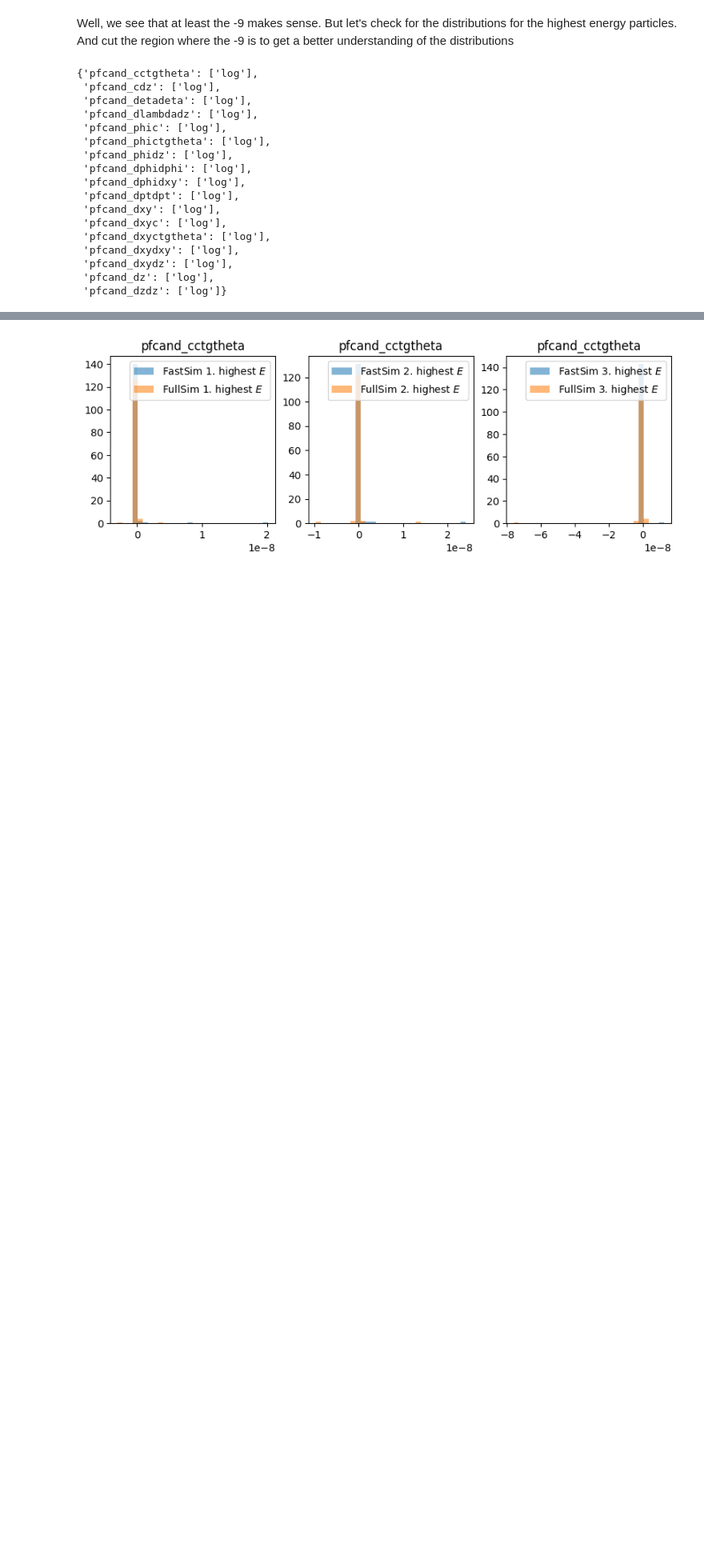
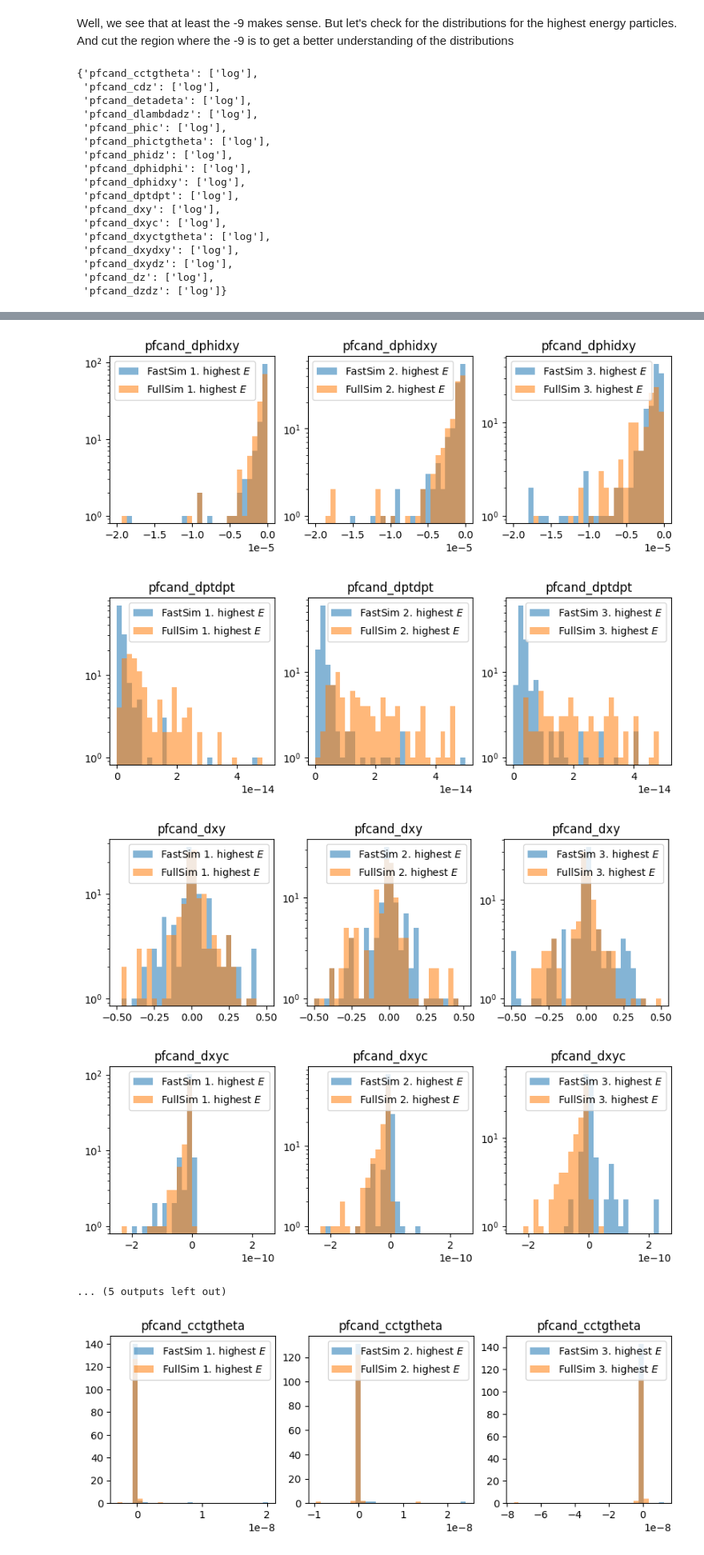
Before and after one commit to saracreates/TaggingResults, a Jupyter notebook: full-vs-fast-sim.ipynb, the cells around one changed output, grey strips where cells are left out. Shown at 80% size. Saved outputs shown, nothing was run; the diff lists cells and outputs as text; code cells hidden in the pictures; blank space fills up the shorter version.

```diff
--- a/full-vs-fast-sim.ipynb
+++ b/full-vs-fast-sim.ipynb
@@ -623,0 +582,41 @@ for key in keys:
+# %%
+keys = ['pfcand_cctgtheta',
+ 'pfcand_cdz',
+ 'pfcand_detadeta',
+ 'pfcand_dlambdadz',
+ 'pfcand_phic',
+ 'pfcand_phictgtheta',
+ 'pfcand_phidz',
+ 'pfcand_dphidphi',
+ 'pfcand_dphidxy',
+ 'pfcand_dptdpt',
+ 'pfcand_dxy',
+ 'pfcand_dxyc',
+ 'pfcand_dxyctgtheta',
+ 'pfcand_dxydxy',
+ 'pfcand_dxydz',
+ 'pfcand_dz',
+ 'pfcand_dzdz']
+ranges = {
+    'pfcand_dz': [-2, 2],
+    'pfcand_dxy': [-0.5, 0.5],
+    'pfcand_cctgtheta': [-1e-10, 1e-10],
+    'pfcand_cdz': [-0.2e-08, 0.2e-08],
+    'pfcand_detadeta': [0, 0.25e-5],
+    'pfcand_dlambdadz': [-0.05e-3, 0],
+    'pfcand_phic': [-0.25e-10, 0.25e-10],
+    'pfcand_phictgtheta': [-0.5e-08, 0.5e-08],
+    'pfcand_phidz': [-0.1e-6, 0.1e-6],
+    'pfcand_dphidphi': [0.0, 1e-6],
+    'pfcand_dphidxy': [-2e-5, 0],
+    'pfcand_dptdpt': [0, 0.5e-13],
+    'pfcand_dxyc': [-0.25e-9, 0.25e-9],
+    'pfcand_dxyctgtheta': [-0.1e-6, 0.1e-6],
+    'pfcand_dxydxy': [0, 1e-4],
+    'pfcand_dxydz': [-0.25e-5, 0.25e-5], # here
+    'pfcand_dzdz': [0, 2e-4],
+}
+
+for key in keys:
+    plot_key_highest_e_part(key, range=ranges[key], bins=30, log=True)
+# %% [output]
@@ -624,3 +631,8 @@ for key in keys:
+[figure, added]
+[figure, added]
+[figure, added]
+[figure, added]
+... (5 outputs left out)
 # %%
 def plot_key_highest_e_part_no9(key, k=3, range=None, bins=20):
     fig, axs = plt.subplots(1, k, figsize=(10,3))
```
Also changed, not shown: parts of 10 cells of this notebook.
